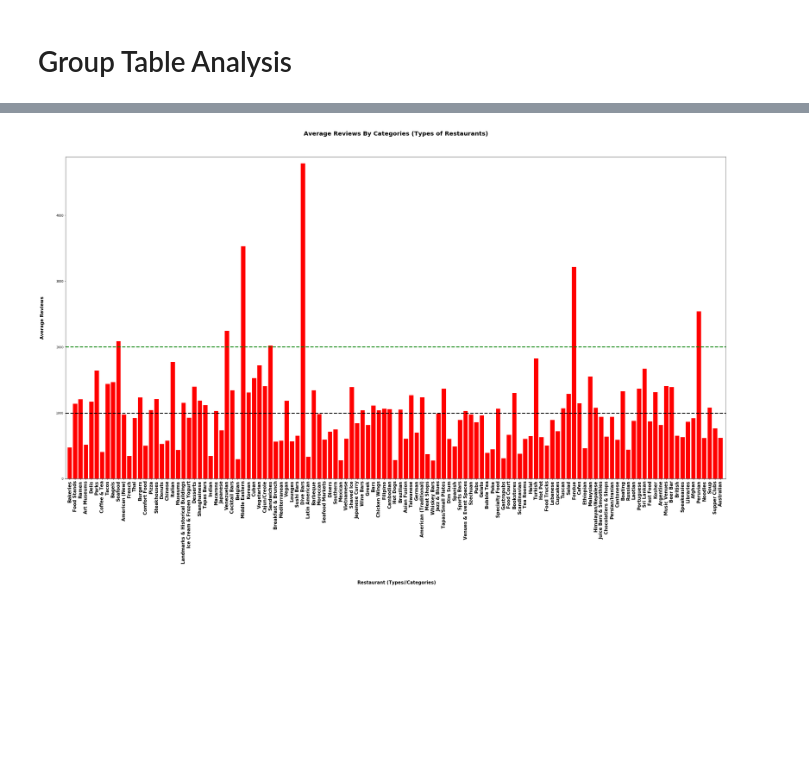
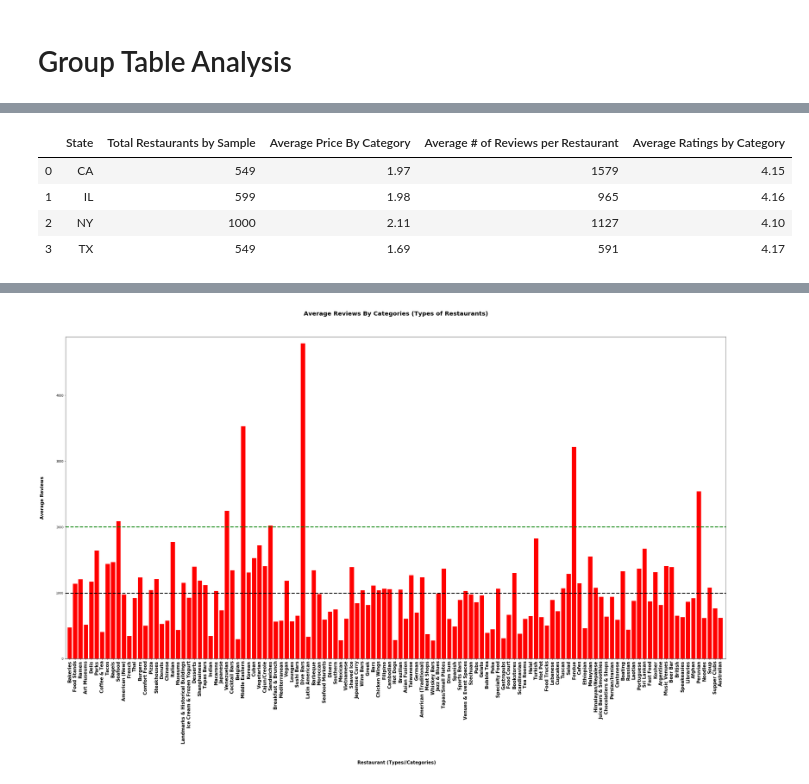
Before and after one commit to elzster/Yelp-Analytics, a Jupyter notebook: ElieProjectMasterCopy.ipynb, the cells around one changed output, grey strips where cells are left out. Drawn from its saved outputs; the diff is of its cells as text; code cells hidden in the pictures; blank space fills up the shorter version.

```diff
--- a/ElieProjectMasterCopy.ipynb
+++ b/ElieProjectMasterCopy.ipynb
@@ -92,0 +68,8 @@ grouped_category_stats_df
+# %%
+grouped2.head()
+# %% [output]
+|  | State | Total Restaurants by Sample | Average Price By Category | Average # of Reviews per Restaurant | Average Ratings by Category |
+| 0 | CA | 549 | 1.97 | 1579 | 4.15 |
+| 1 | IL | 599 | 1.98 | 965 | 4.16 |
+| 2 | NY | 1000 | 2.11 | 1127 | 4.10 |
+| 3 | TX | 549 | 1.69 | 591 | 4.17 |
```
Also changed, not shown: parts of 6 cells of this notebook, 6 other files.
